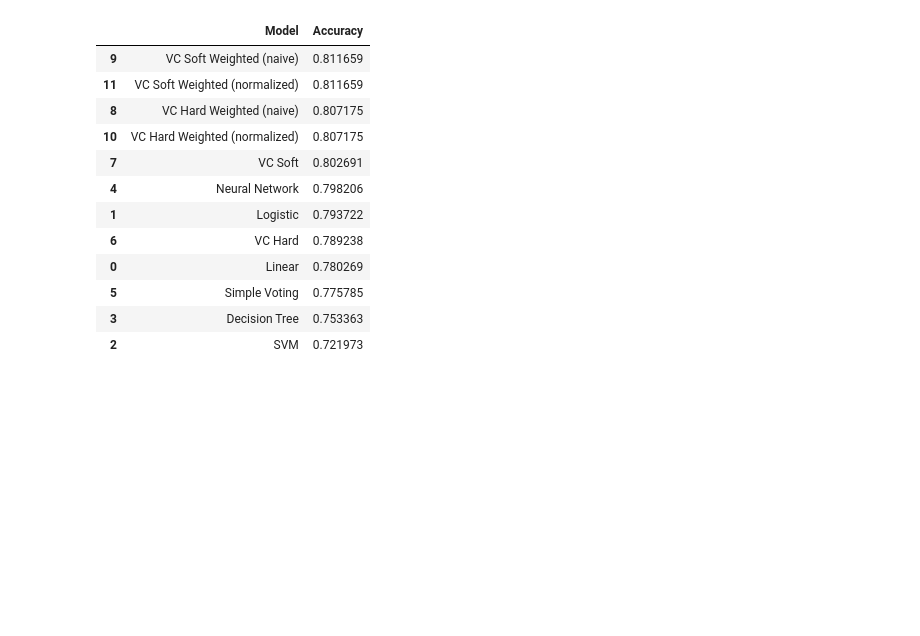
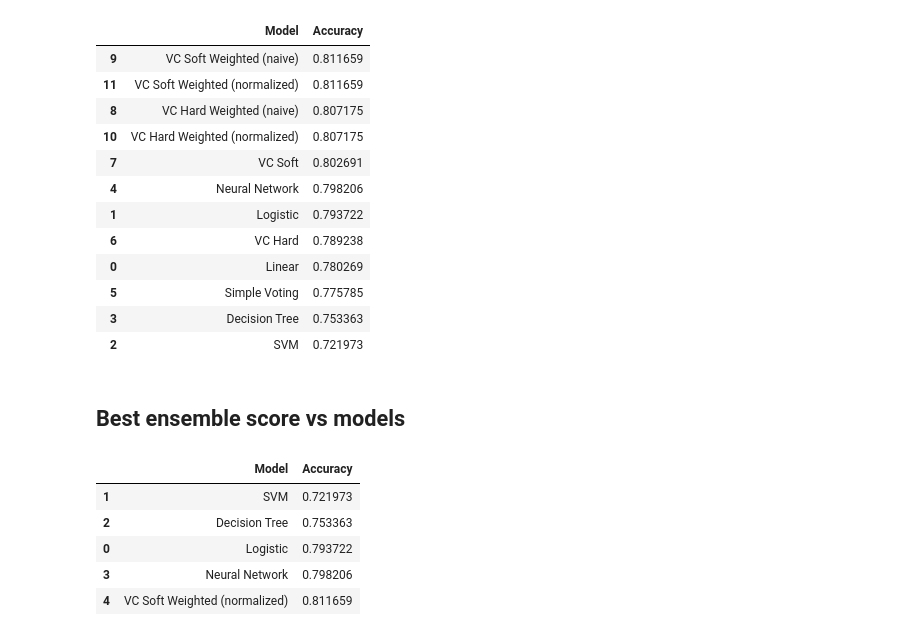
Before and after one commit to GiuDuncan/ProjetoFinal, a Jupyter notebook: 4-4_Testes_TITANIC.ipynb, the cells around one changed output. Saved outputs shown, nothing was run; the diff lists cells and outputs as text; code cells hidden in the pictures; blank space fills up the shorter version.

```diff
--- a/4-4_Testes_TITANIC.ipynb
+++ b/4-4_Testes_TITANIC.ipynb
@@ -382,3 +381,23 @@ scores_with_ensemble.sort_values(by='Accuracy', ascending=False)
 | 5 | Simple Voting | 0.775785 |
 | 3 | Decision Tree | 0.753363 |
 | 2 | SVM | 0.721973 |
+# %% [markdown]
+## Best ensemble score vs models
+# %%
+scores_with_best_ensemble = pd.DataFrame({
+    'Model': [
+        'Logistic', 'SVM', 'Decision Tree', 'Neural Network', 'VC Soft Weighted (normalized)'
+    ],
+    'Accuracy': [
+        logisticR_accuracy, supportV_accuracy, decisionT_accuracy, neuralN_accuracy, voting_soft_weighted_normalized_accuracy,
+
+    ]
+})
+scores_with_best_ensemble.sort_values(by='Accuracy', ascending=True)
+# %% [output]
+|  | Model | Accuracy |
+| 1 | SVM | 0.721973 |
+| 2 | Decision Tree | 0.753363 |
+| 0 | Logistic | 0.793722 |
+| 3 | Neural Network | 0.798206 |
+| 4 | VC Soft Weighted (normalized) | 0.811659 |
```
Also changed, not shown: parts of 1 cell of this notebook, 4 other files.
